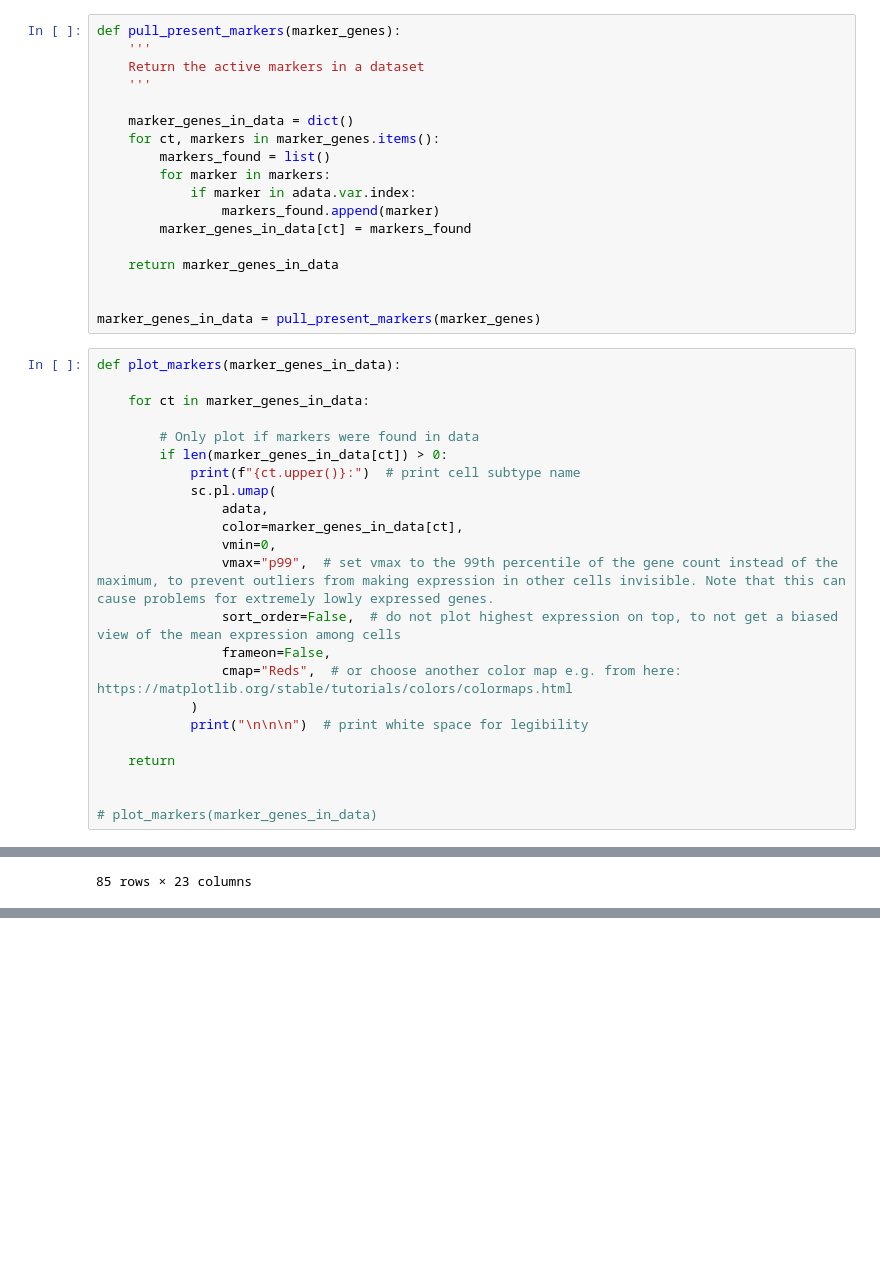
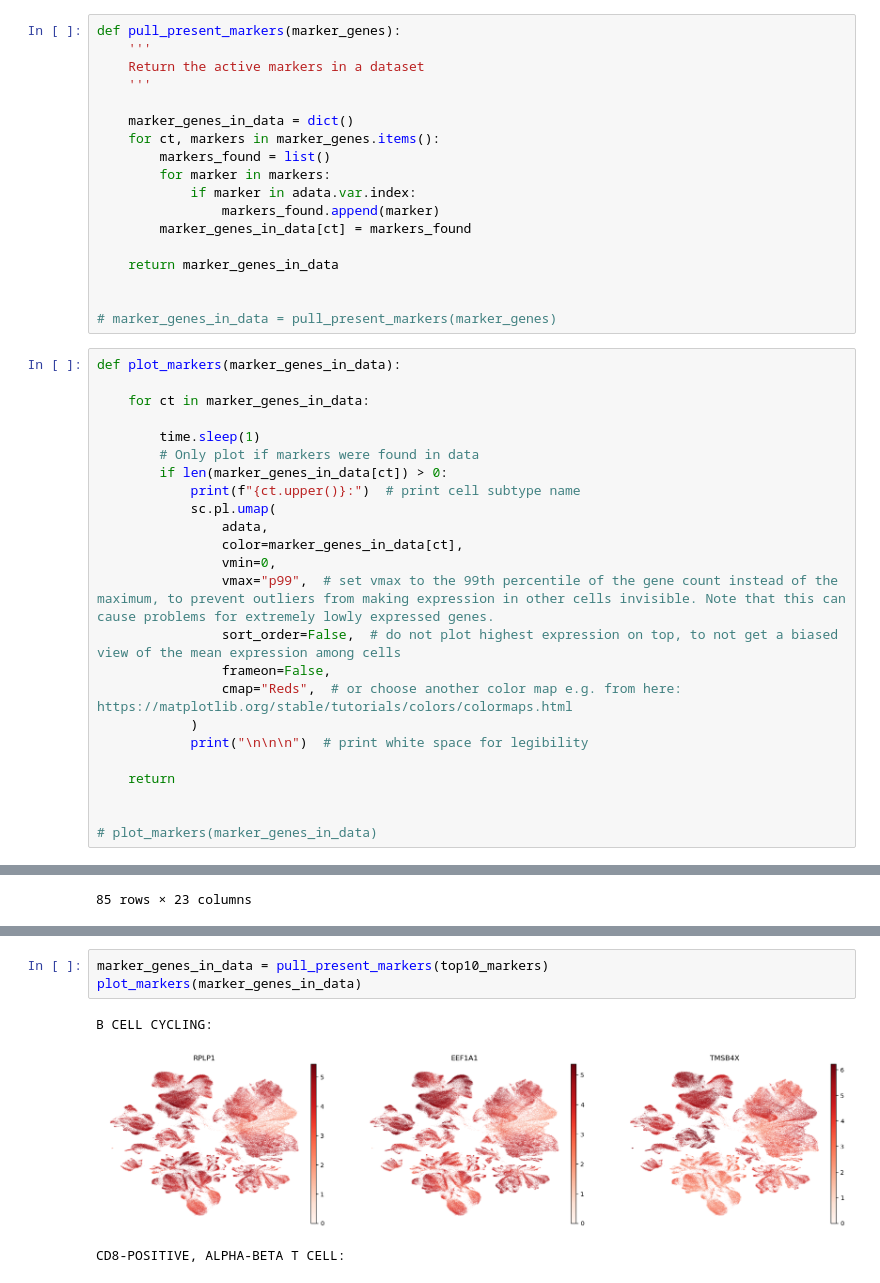
Before and after one commit to alexjimenez99/sc-RNAseq-embryos, a Jupyter notebook: bayesian_composition_analysis_part2.ipynb, the cells around one changed output, grey strips where cells are left out. Saved outputs shown, nothing was run; the diff lists cells and outputs as text; blank space fills up the shorter version.

Commit message:
Adding UMAPs from Single Cell Expression Atlas

```diff
--- a/bayesian_composition_analysis_part2.ipynb
+++ b/bayesian_composition_analysis_part2.ipynb
@@ -278,12 +276,13 @@ def pull_present_markers(marker_genes):
     return marker_genes_in_data
 
 
-marker_genes_in_data = pull_present_markers(marker_genes)
+# marker_genes_in_data = pull_present_markers(marker_genes)
 # %%
 def plot_markers(marker_genes_in_data):
 
     for ct in marker_genes_in_data:
 
+        time.sleep(1)
         # Only plot if markers were found in data
         if len(marker_genes_in_data[ct]) > 0:
             print(f"{ct.upper()}:")  # print cell subtype name
@@ -441,0 +403,7 @@ marker_summary
+# %%
+marker_genes_in_data = pull_present_markers(top10_markers)
+plot_markers(marker_genes_in_data)
+# %% [output]
+B CELL CYCLING:
+[figure, added]
+CD8-POSITIVE, ALPHA-BETA T CELL:
```
Also changed, not shown: parts of 9 cells of this notebook.
